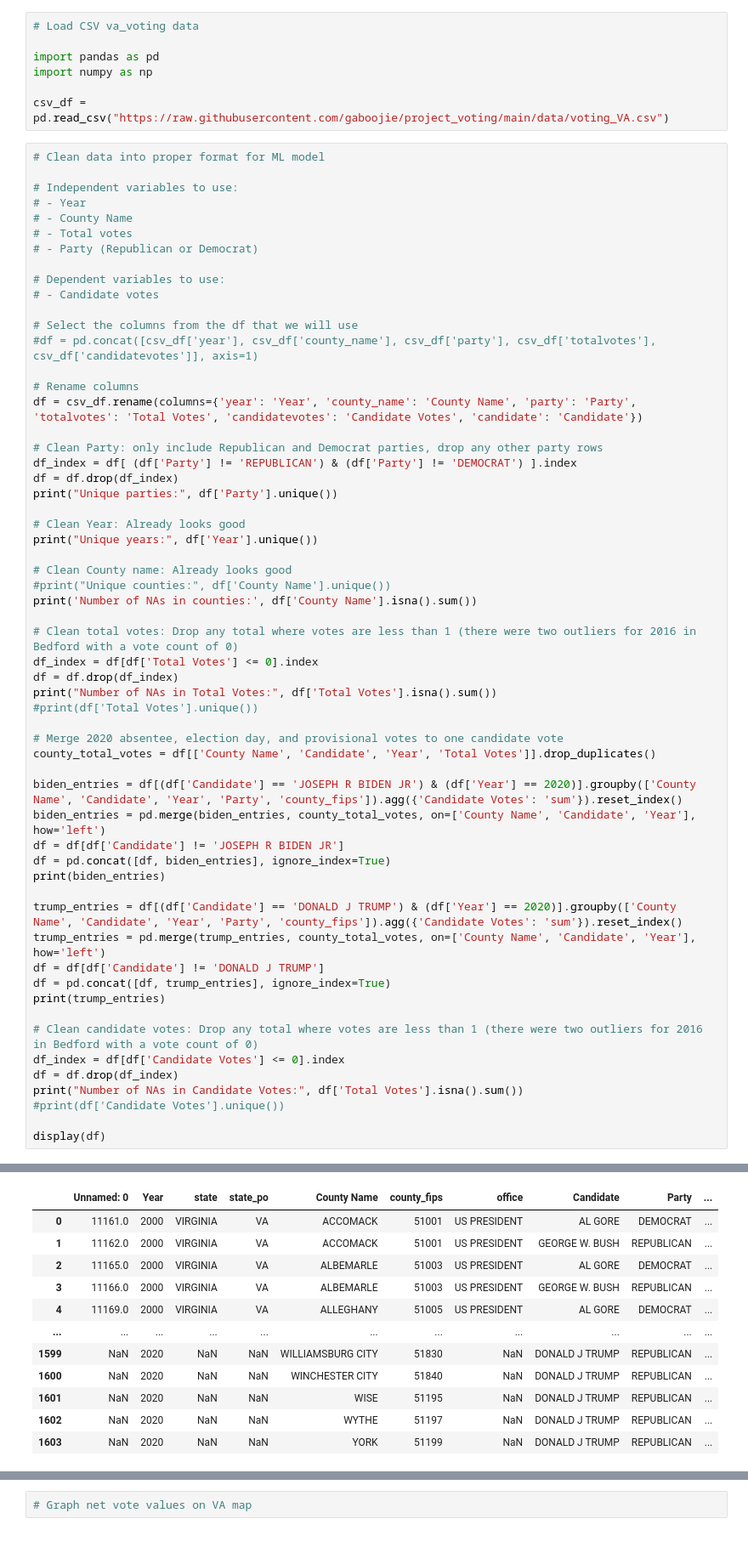
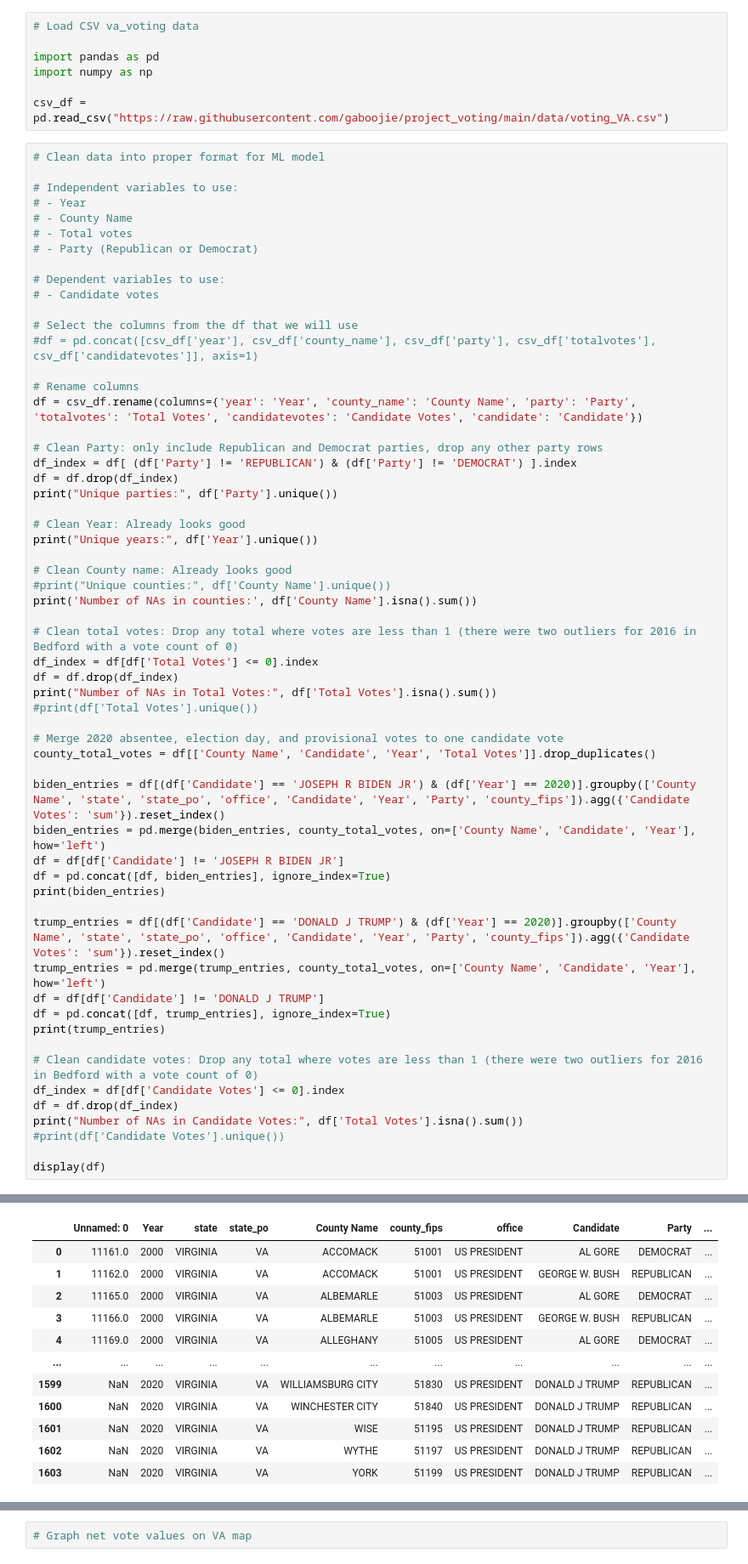
Before and after one commit to gaboojie/project_voting, a Jupyter notebook: code.ipynb, the cells around one changed output, grey strips where cells are left out. Shown at 85% size. Cells and saved outputs as stored; diff of their text form.

```diff
--- a/code.ipynb
+++ b/code.ipynb
@@ -55,13 +55,13 @@ print("Number of NAs in Total Votes:", df['Total Votes'].isna().sum())
 # Merge 2020 absentee, election day, and provisional votes to one candidate vote
 county_total_votes = df[['County Name', 'Candidate', 'Year', 'Total Votes']].drop_duplicates()
 
-biden_entries = df[(df['Candidate'] == 'JOSEPH R BIDEN JR') & (df['Year'] == 2020)].groupby(['County Name', 'Candidate', 'Year', 'Party', 'county_fips']).agg({'Candidate Votes': 'sum'}).reset_index()
+biden_entries = df[(df['Candidate'] == 'JOSEPH R BIDEN JR') & (df['Year'] == 2020)].groupby(['County Name', 'state', 'state_po', 'office', 'Candidate', 'Year', 'Party', 'county_fips']).agg({'Candidate Votes': 'sum'}).reset_index()
 biden_entries = pd.merge(biden_entries, county_total_votes, on=['County Name', 'Candidate', 'Year'], how='left')
 df = df[df['Candidate'] != 'JOSEPH R BIDEN JR']
 df = pd.concat([df, biden_entries], ignore_index=True)
 print(biden_entries)
 
-trump_entries = df[(df['Candidate'] == 'DONALD J TRUMP') & (df['Year'] == 2020)].groupby(['County Name', 'Candidate', 'Year', 'Party', 'county_fips']).agg({'Candidate Votes': 'sum'}).reset_index()
+trump_entries = df[(df['Candidate'] == 'DONALD J TRUMP') & (df['Year'] == 2020)].groupby(['County Name', 'state', 'state_po', 'office', 'Candidate', 'Year', 'Party', 'county_fips']).agg({'Candidate Votes': 'sum'}).reset_index()
 trump_entries = pd.merge(trump_entries, county_total_votes, on=['County Name', 'Candidate', 'Year'], how='left')
 df = df[df['Candidate'] != 'DONALD J TRUMP']
 df = pd.concat([df, trump_entries], ignore_index=True)
@@ -94,16 +94,16 @@ Number of NAs in Total Votes: 0
 Number of NAs in Candidate Votes: 0
 |  | Unnamed: 0 | Year | state | state_po | County Name | county_fips | office | Candidate | Party | ... |
 | 0 | 11161.0 | 2000 | VIRGINIA | VA | ACCOMACK | 51001 | US PRESIDENT | AL GORE | DEMOCRAT | ... |
 | 1 | 11162.0 | 2000 | VIRGINIA | VA | ACCOMACK | 51001 | US PRESIDENT | GEORGE W. BUSH | REPUBLICAN | ... |
 | 2 | 11165.0 | 2000 | VIRGINIA | VA | ALBEMARLE | 51003 | US PRESIDENT | AL GORE | DEMOCRAT | ... |
 | 3 | 11166.0 | 2000 | VIRGINIA | VA | ALBEMARLE | 51003 | US PRESIDENT | GEORGE W. BUSH | REPUBLICAN | ... |
 | 4 | 11169.0 | 2000 | VIRGINIA | VA | ALLEGHANY | 51005 | US PRESIDENT | AL GORE | DEMOCRAT | ... |
 | ... | ... | ... | ... | ... | ... | ... | ... | ... | ... | ... |
-| 1599 | NaN | 2020 | NaN | NaN | WILLIAMSBURG CITY | 51830 | NaN | DONALD J TRUMP | REPUBLICAN | ... |
-| 1600 | NaN | 2020 | NaN | NaN | WINCHESTER CITY | 51840 | NaN | DONALD J TRUMP | REPUBLICAN | ... |
-| 1601 | NaN | 2020 | NaN | NaN | WISE | 51195 | NaN | DONALD J TRUMP | REPUBLICAN | ... |
-| 1602 | NaN | 2020 | NaN | NaN | WYTHE | 51197 | NaN | DONALD J TRUMP | REPUBLICAN | ... |
-| 1603 | NaN | 2020 | NaN | NaN | YORK | 51199 | NaN | DONALD J TRUMP | REPUBLICAN | ... |
+| 1599 | NaN | 2020 | VIRGINIA | VA | WILLIAMSBURG CITY | 51830 | US PRESIDENT | DONALD J TRUMP | REPUBLICAN | ... |
+| 1600 | NaN | 2020 | VIRGINIA | VA | WINCHESTER CITY | 51840 | US PRESIDENT | DONALD J TRUMP | REPUBLICAN | ... |
+| 1601 | NaN | 2020 | VIRGINIA | VA | WISE | 51195 | US PRESIDENT | DONALD J TRUMP | REPUBLICAN | ... |
+| 1602 | NaN | 2020 | VIRGINIA | VA | WYTHE | 51197 | US PRESIDENT | DONALD J TRUMP | REPUBLICAN | ... |
+| 1603 | NaN | 2020 | VIRGINIA | VA | YORK | 51199 | US PRESIDENT | DONALD J TRUMP | REPUBLICAN | ... |
 1604 rows × 13 columns
 # %%
 import pandas as pd
```
Also changed, not shown: parts of 6 cells of this notebook.
